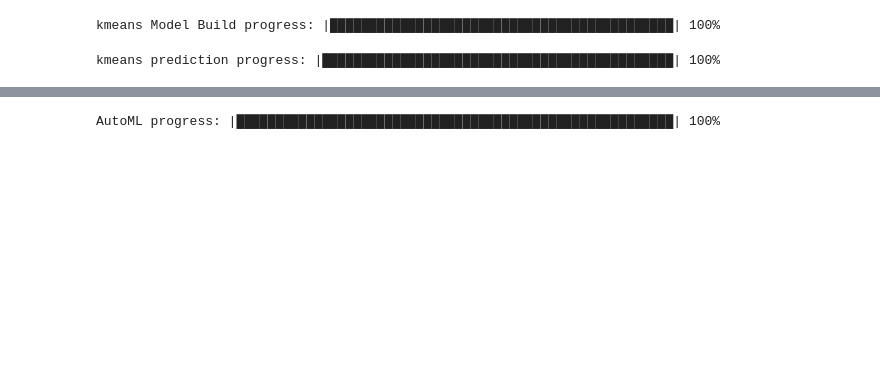
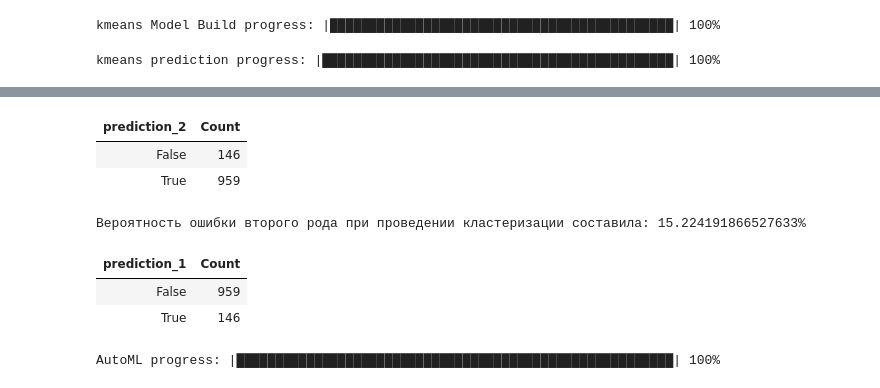
Before and after one commit to AlexAlexeyuk/AlexAlexeyuk, a Jupyter notebook: Alexeyuk_Spam_identification.ipynb, the cells around one changed output, grey strips where cells are left out. Cells and saved outputs as stored; diff of their text form; code cells hidden in the pictures; blank space fills up the shorter version.

```diff
--- a/Alexeyuk_Spam_identification.ipynb
+++ b/Alexeyuk_Spam_identification.ipynb
@@ -709,0 +694,17 @@ pred
+# %%
+test['labels'] =  pred
+# %%
+#' Add  Column: "prediction"
+test["prediction_2"] = (test["labels"] == 0 and test['target']\
+                      == '0').ifelse("True", "False")
+# %%
+test["prediction_2"].table()
+# %% [output]
+| prediction_2 | Count |
+| False | 146 |
+| True | 959 |
+# %%
+m = 146 / 959 * 100
+print('Вероятность ошибки второго рода при проведении кластеризации составила: ' + str(m)+'%')
+# %% [output]
+Вероятность ошибки второго рода при проведении кластеризации составила: 15.224191866527633%
@@ -710,3 +714,9 @@ pred
+# %%
+test["prediction_1"].table()
+# %% [output]
+| prediction_1 | Count |
+| False | 959 |
+| True | 146 |
 # %%
 from h2o.automl import H2OAutoML
 
```
Also changed, not shown: parts of 21 cells of this notebook.
